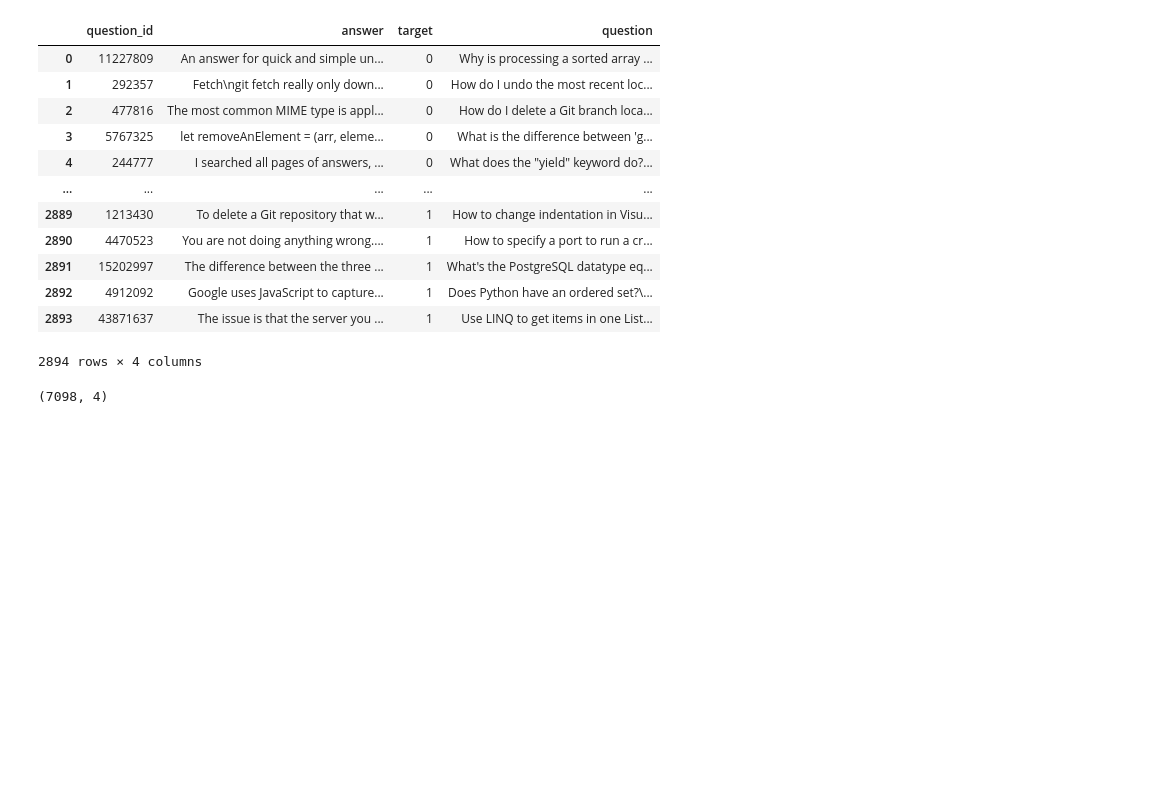
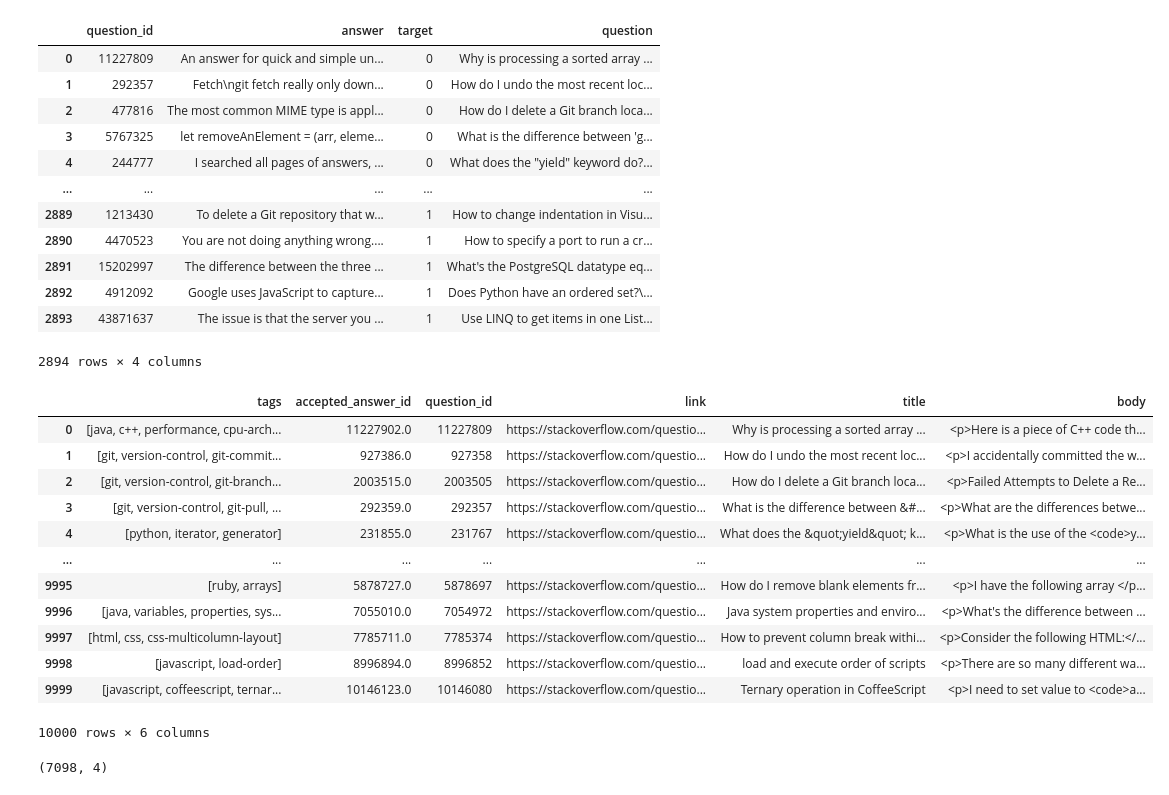
Before and after one commit to illyge/counter-ai, a Jupyter notebook: prepare_data.ipynb, the cells around one changed output. Drawn from its saved outputs; the diff is of its cells as text; code cells hidden in the pictures; blank space fills up the shorter version.

```diff
--- a/prepare_data.ipynb
+++ b/prepare_data.ipynb
@@ -133,6 +133,22 @@ test_data
 | 2892 | 4912092 | Google uses JavaScript to capture... | 1 | Does Python have an ordered set?\... |
 | 2893 | 43871637 | The issue is that the server you ... | 1 | Use LINQ to get items in one List... |
 2894 rows × 4 columns
+# %%
+questions
+# %% [output]
+|  | tags | accepted_answer_id | question_id | link | title | body |
+| 0 | [java, c++, performance, cpu-arch... | 11227902.0 | 11227809 | https://stackoverflow.com/questio... | Why is processing a sorted array ... | <p>Here is a piece of C++ code th... |
+| 1 | [git, version-control, git-commit... | 927386.0 | 927358 | https://stackoverflow.com/questio... | How do I undo the most recent loc... | <p>I accidentally committed the w... |
+| 2 | [git, version-control, git-branch... | 2003515.0 | 2003505 | https://stackoverflow.com/questio... | How do I delete a Git branch loca... | <p>Failed Attempts to Delete a Re... |
+| 3 | [git, version-control, git-pull, ... | 292359.0 | 292357 | https://stackoverflow.com/questio... | What is the difference between &#... | <p>What are the differences betwe... |
+| 4 | [python, iterator, generator] | 231855.0 | 231767 | https://stackoverflow.com/questio... | What does the &quot;yield&quot; k... | <p>What is the use of the <code>y... |
+| ... | ... | ... | ... | ... | ... | ... |
+| 9995 | [ruby, arrays] | 5878727.0 | 5878697 | https://stackoverflow.com/questio... | How do I remove blank elements fr... | <p>I have the following array </p... |
+| 9996 | [java, variables, properties, sys... | 7055010.0 | 7054972 | https://stackoverflow.com/questio... | Java system properties and enviro... | <p>What's the difference between ... |
+| 9997 | [html, css, css-multicolumn-layout] | 7785711.0 | 7785374 | https://stackoverflow.com/questio... | How to prevent column break withi... | <p>Consider the following HTML:</... |
+| 9998 | [javascript, load-order] | 8996894.0 | 8996852 | https://stackoverflow.com/questio... | load and execute order of scripts | <p>There are so many different wa... |
+| 9999 | [javascript, coffeescript, ternar... | 10146123.0 | 10146080 | https://stackoverflow.com/questio... | Ternary operation in CoffeeScript | <p>I need to set value to <code>a... |
+10000 rows × 6 columns
 # %%
 test_data.to_json("./data/balanced_data.jsonl", lines=True, orient='records')
 # %%
```
Also changed, not shown: 12 other files.
